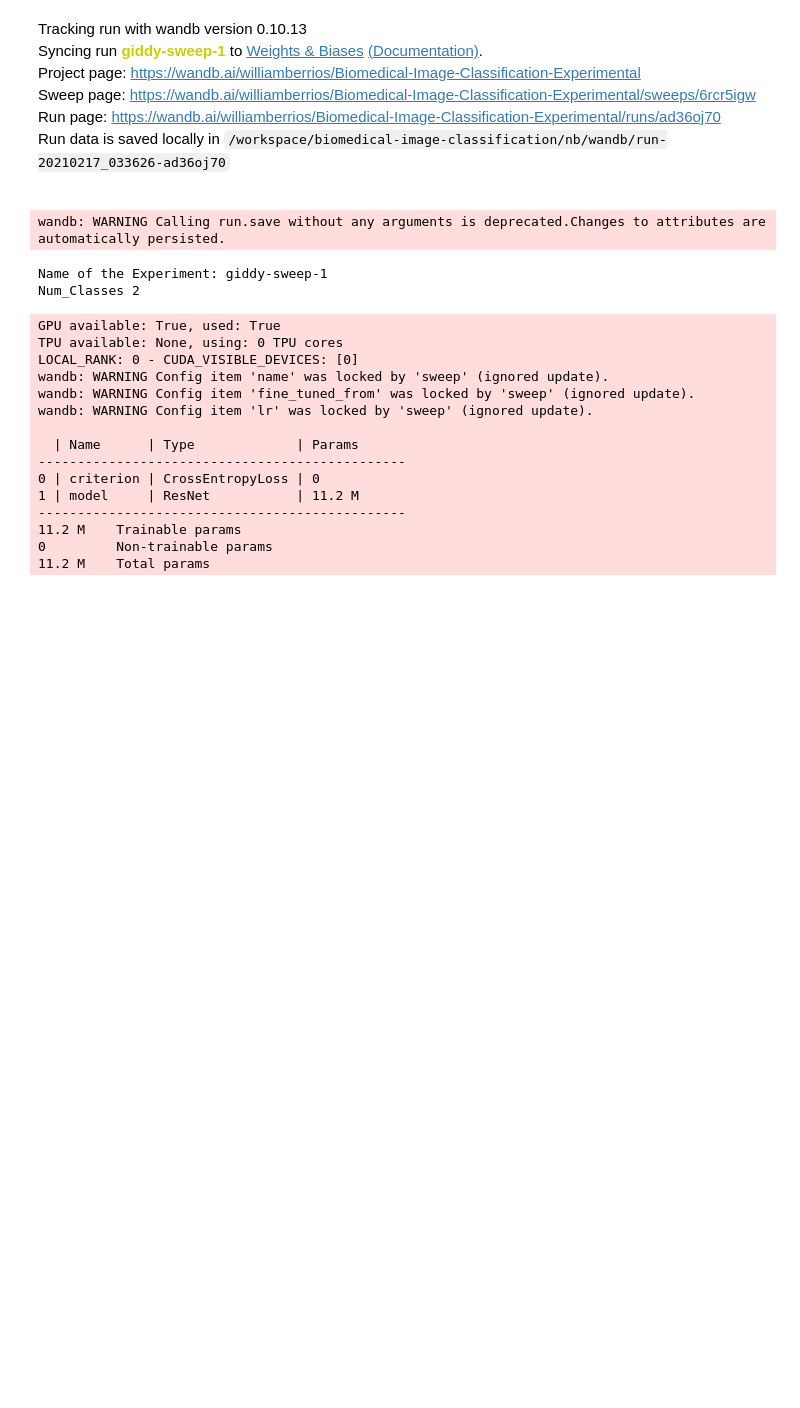
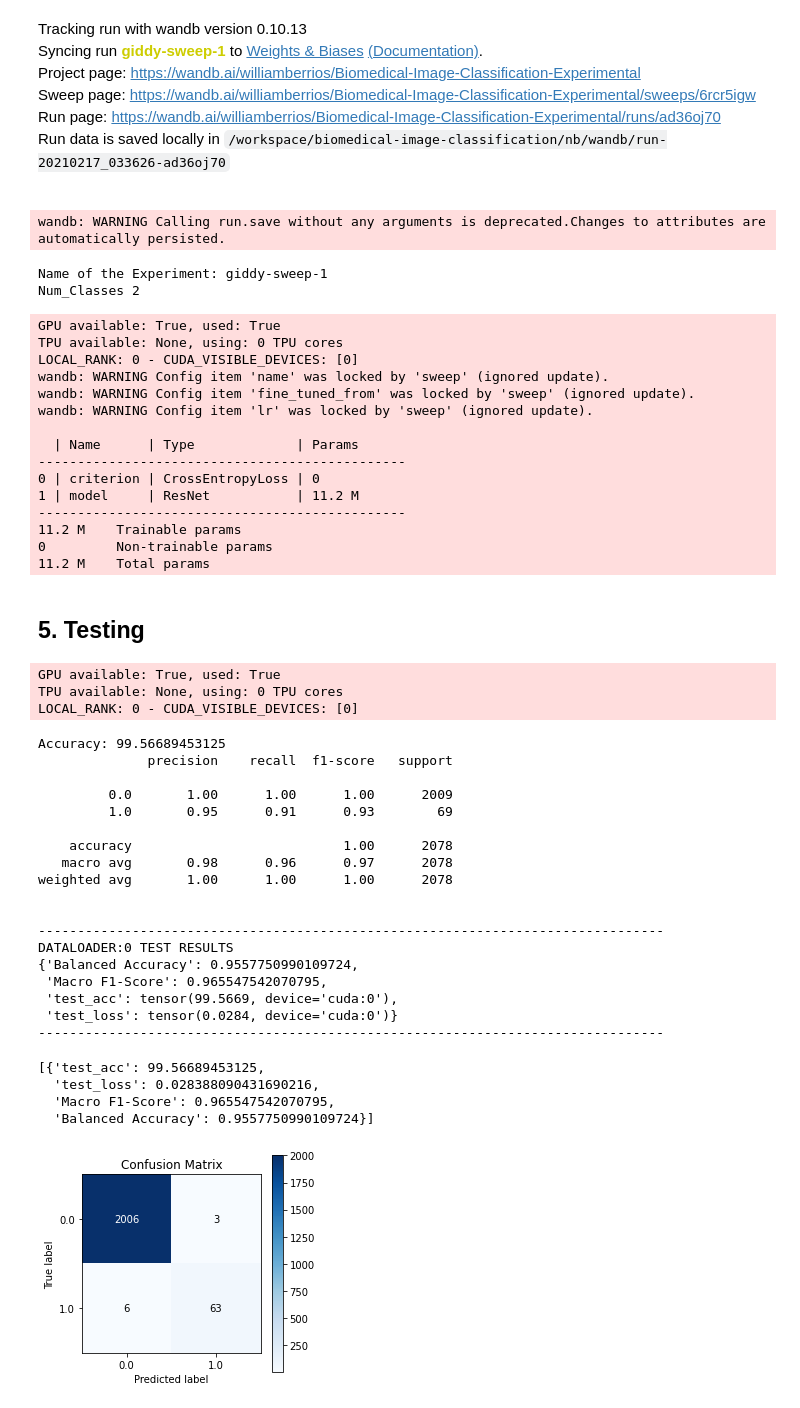
Before and after one commit to jtrells/biomedical-image-classification, a Jupyter notebook: nb/09.Experimental Classification -Sweep.ipynb, the cells around one changed output. Cells and saved outputs as stored; diff of their text form; code cells hidden in the pictures; blank space fills up the shorter version.

Commit message:
adding_testing

```diff
--- a/nb/09.Experimental Classification -Sweep.ipynb
+++ b/nb/09.Experimental Classification -Sweep.ipynb
@@ -286,3 +286,5 @@ wandb: WARNING Config item 'lr' was locked by 'sweep' (ignored update).
 11.2 M    Trainable params
 0         Non-trainable params
 11.2 M    Total params
+# %% [markdown]
+## 5. Testing
@@ -288,0 +293,47 @@ wandb: WARNING Config item 'lr' was locked by 'sweep' (ignored update).
+# %%
+model_path =  '/mnt/artifacts/experiments/Biomedical-Image-Classification-Experimental/6rcr5igw/helpful-sweep-16/final.pt'
+# setup data
+dm = ImageDataModule(     batch_size       = 32,
+                          label_encoder    = le_encoder_experimental,
+                          data_path        = str(DATA_PATH),
+                          base_img_dir     = str(BASE_IMG_DIR),
+                          seed             = SEED,
+                          image_transforms = [train_transform,val_transform,test_transform],
+                          num_workers      = 72,
+                          target_class_col ='split_set',
+                          modality_col     ='modality',
+                          path_col         ='img_path')
+dm.prepare_data()
+dm.setup()
+dm.set_seed()
+# %%
+model = ResNetClass.load_from_checkpoint(model_path)
+trainer = Trainer(gpus=1, logger=None)
+trainer.test(model, test_dataloaders=dm.test_dataloader())
+# %% [output]
+GPU available: True, used: True
+TPU available: None, using: 0 TPU cores
+LOCAL_RANK: 0 - CUDA_VISIBLE_DEVICES: [0]
+Accuracy: 99.56689453125
+              precision    recall  f1-score   support
+
+         0.0       1.00      1.00      1.00      2009
+         1.0       0.95      0.91      0.93        69
+
+    accuracy                           1.00      2078
+   macro avg       0.98      0.96      0.97      2078
+weighted avg       1.00      1.00      1.00      2078
+
+
+--------------------------------------------------------------------------------
+DATALOADER:0 TEST RESULTS
+{'Balanced Accuracy': 0.9557750990109724,
+ 'Macro F1-Score': 0.965547542070795,
+ 'test_acc': tensor(99.5669, device='cuda:0'),
+ 'test_loss': tensor(0.0284, device='cuda:0')}
+--------------------------------------------------------------------------------
+[{'test_acc': 99.56689453125,
+  'test_loss': 0.028388090431690216,
+  'Macro F1-Score': 0.965547542070795,
+  'Balanced Accuracy': 0.9557750990109724}]
+[figure, added]
```
Also changed, not shown: parts of 1 cell of this notebook, 4 other files.
